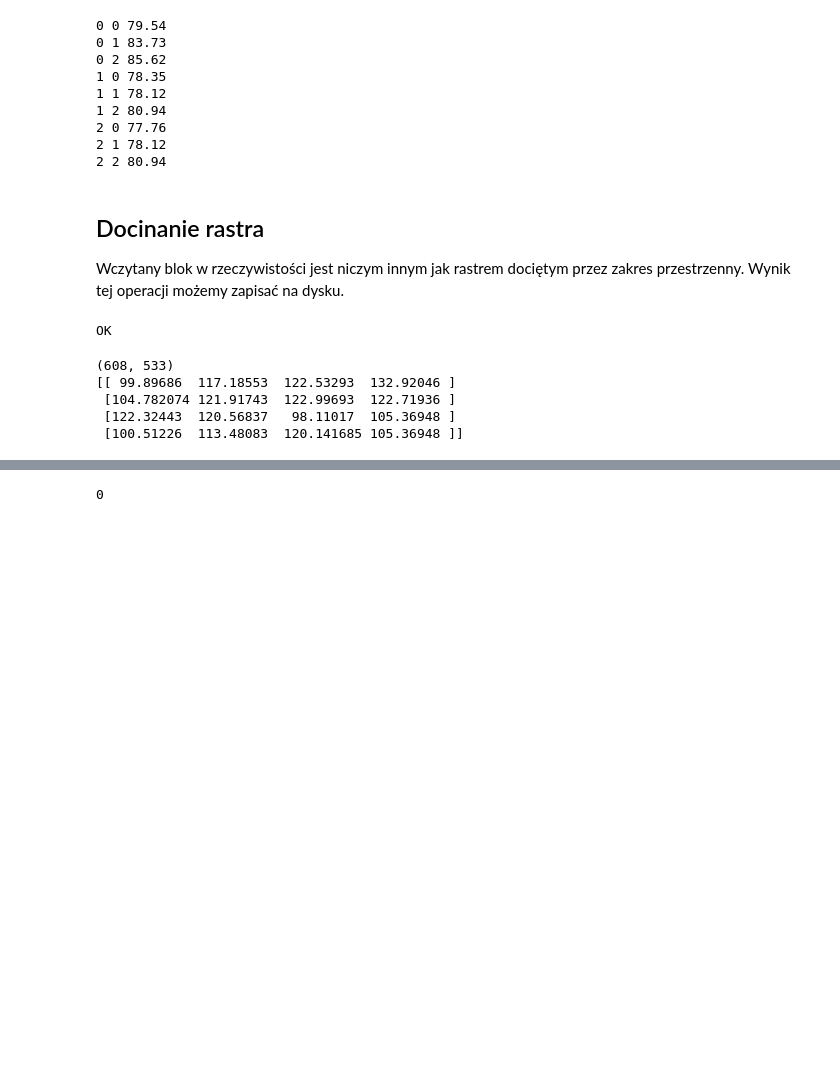
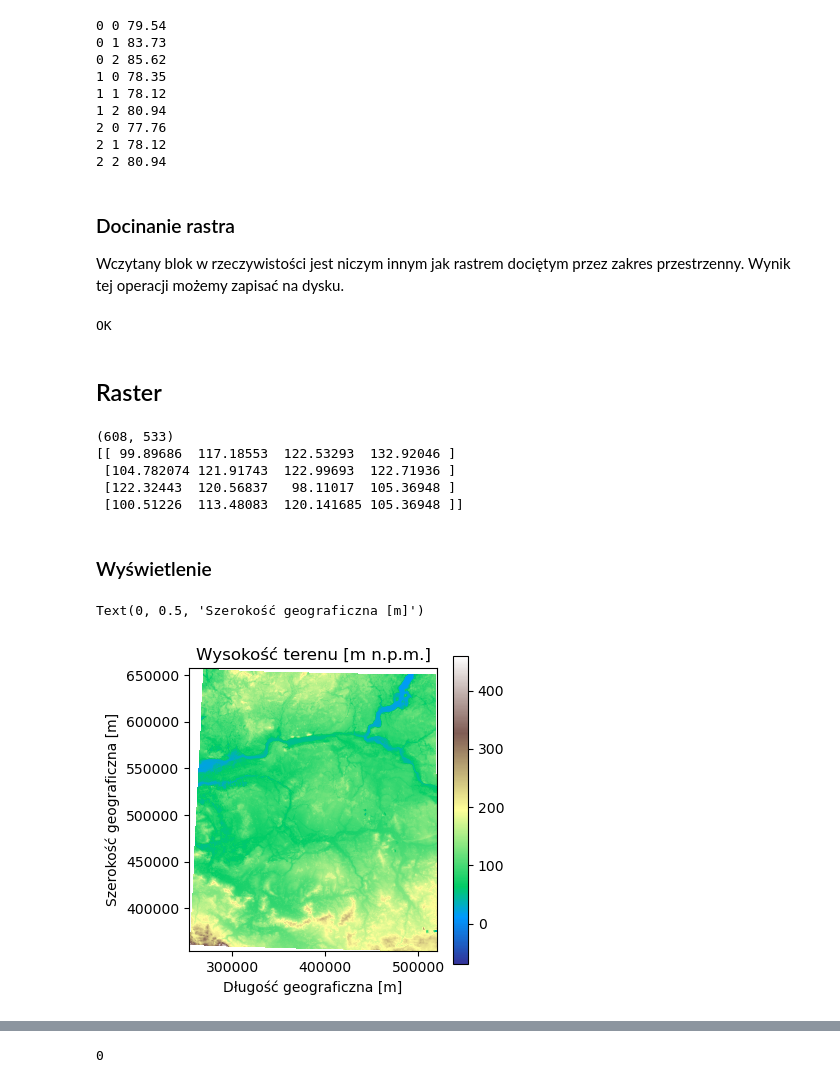
Before and after one commit to wermak7/adg2024, a Jupyter notebook: cwiczenia/04_Przetwarzanie_raster.ipynb, the cells around one changed output, grey strips where cells are left out. Cells and saved outputs as stored; diff of their text form; code cells hidden in the pictures; blank space fills up the shorter version.

```diff
--- a/cwiczenia/04_Przetwarzanie_raster.ipynb
+++ b/cwiczenia/04_Przetwarzanie_raster.ipynb
@@ -83,7 +87,7 @@ for x in range(0, 3): # block.width()
 2 1 78.12
 2 2 80.94
 # %% [markdown]
-## Docinanie rastra
+### Docinanie rastra
 
 Wczytany blok w rzeczywistości jest niczym innym jak rastrem dociętym przez zakres przestrzenny. Wynik tej operacji możemy zapisać na dysku.
 # %%
@@ -112,6 +116,8 @@ else:
     print("OK")
 # %% [output]
 OK
+# %% [markdown]
+## Raster
 # %%
 import numpy as np
 
@@ -129,6 +135,24 @@ print(array[100:104, 100:104])
  [104.782074 121.91743  122.99693  122.71936 ]
  [122.32443  120.56837   98.11017  105.36948 ]
  [100.51226  113.48083  120.141685 105.36948 ]]
+# %% [markdown]
+### Wyświetlenie
+# %%
+import matplotlib.pyplot as plt
+
+nadata = raster.dataProvider().sourceNoDataValue(1)
+ext = [extent.xMinimum(), extent.xMaximum(), extent.yMinimum(), extent.yMaximum()]
+
+plt.figure(figsize = (4, 4))
+data = np.ma.masked_values(array, nadata) # maskowanie wartości
+plt.imshow(data, extent = ext, cmap = "terrain")
+plt.colorbar()
+plt.title("Wysokość terenu [m n.p.m.]")
+plt.xlabel("Długość geograficzna [m]")
+plt.ylabel("Szerokość geograficzna [m]")
+# %% [output]
+Text(0, 0.5, 'Szerokość geograficzna [m]')
+[figure, added]
 # %% [markdown]
 # Algebra rastrów
 
```
Also changed, not shown: parts of 13 cells of this notebook.
